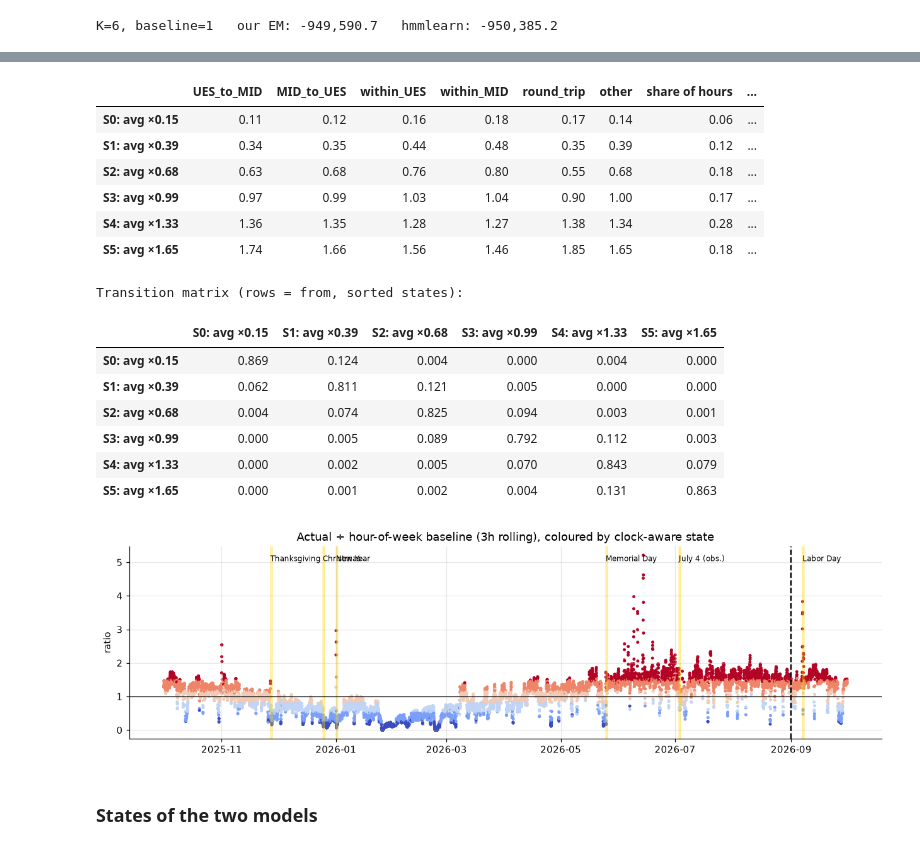
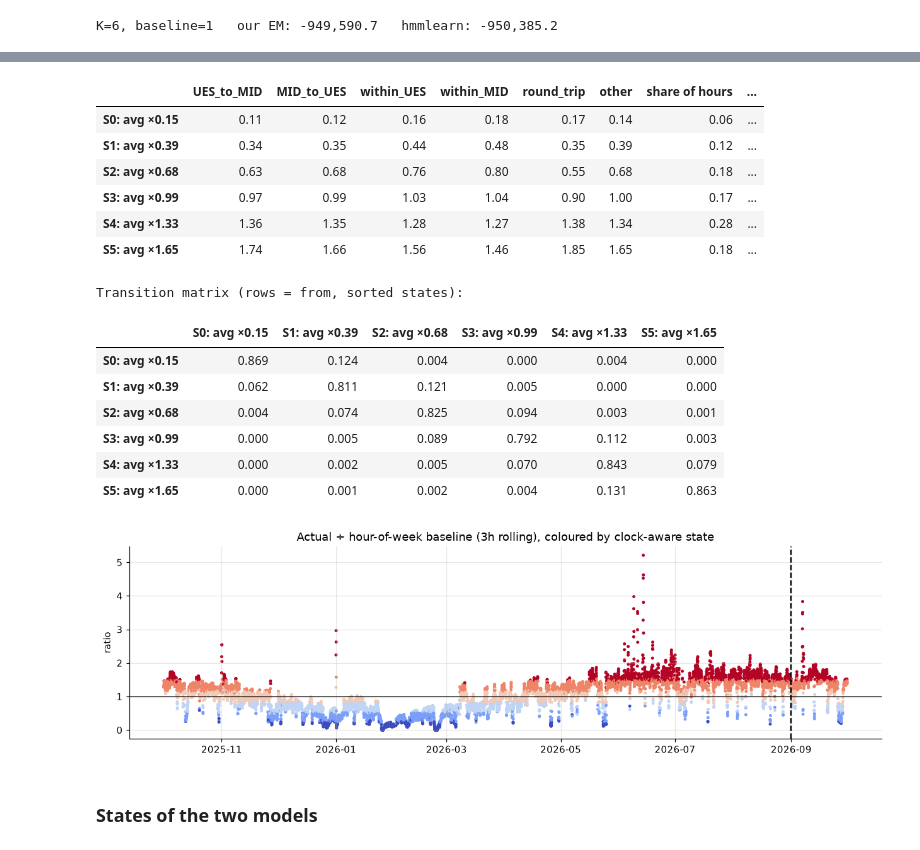
Before and after one commit to JonahS-Dev/Citi-Bike-HMM, a Jupyter notebook: citibike_hmm.ipynb, the cells around one changed output, grey strips where cells are left out. Drawn from its saved outputs; the diff is of its cells as text; code cells hidden in the pictures.

```diff
--- a/citibike_hmm.ipynb
+++ b/citibike_hmm.ipynb
@@ -622,38 +622,34 @@ tbl = pd.DataFrame(mult_clock, index=names_clock, columns=FEATURES)
 tbl["share of hours"] = np.bincount(z_clock, minlength=K_clock) / len(z_clock)
 tbl["member share (held out)"] = (pd.Series(members.to_numpy()).groupby(z_clock).sum() / pd.Series(total.to_numpy()).groupby(z_clock).sum()).reindex(range(K_clock)).to_numpy()
 display(tbl.style.background_gradient(cmap="RdBu_r", subset=FEATURES, vmin=0, vmax=2).format("{:.2f}"))
 print("Transition matrix (rows = from, sorted states):")
 display(pd.DataFrame(m_clock.transmat_[np.ix_(np.argsort(m_clock.multipliers_.mean(1)), np.argsort(m_clock.multipliers_.mean(1)))],
                      index=names_clock, columns=names_clock).round(3))
 
 ratio = pd.Series(X_all.sum(1) / B_how.sum(1), index=ALL_HOURS).rolling(3, center=True).mean()
 fig, ax = plt.subplots(figsize=(14, 3.6))
 ax.scatter(ALL_HOURS, ratio, c=z_clock, cmap="coolwarm", s=5, vmin=0, vmax=K_clock - 1)
 ax.axhline(1, color="k", lw=0.8)
-for d, lbl in [("2025-11-27", "Thanksgiving"), ("2025-12-25", "Christmas"), ("2026-01-01", "New Year"),
-               ("2026-05-25", "Memorial Day"), ("2026-07-03", "July 4 (obs.)"), ("2026-09-07", "Labor Day")]:
-    if PERIOD_START <= pd.Timestamp(d) < PERIOD_END:
-        ax.axvspan(pd.Timestamp(d), pd.Timestamp(d) + pd.Timedelta("1D"), color="gold", alpha=0.3); ax.text(pd.Timestamp(d), ax.get_ylim()[1] * 0.92, lbl, fontsize=8)
 ax.axvline(TEST_START, color="k", ls="--")
 ax.set(title="Actual ÷ hour-of-week baseline (3h rolling), coloured by clock-aware state", ylabel="ratio")
 plt.show()
 # %% [output]
 |  | UES_to_MID | MID_to_UES | within_UES | within_MID | round_trip | other | share of hours | ... |
 | S0: avg ×0.15 | 0.11 | 0.12 | 0.16 | 0.18 | 0.17 | 0.14 | 0.06 | ... |
 | S1: avg ×0.39 | 0.34 | 0.35 | 0.44 | 0.48 | 0.35 | 0.39 | 0.12 | ... |
 | S2: avg ×0.68 | 0.63 | 0.68 | 0.76 | 0.80 | 0.55 | 0.68 | 0.18 | ... |
 | S3: avg ×0.99 | 0.97 | 0.99 | 1.03 | 1.04 | 0.90 | 1.00 | 0.17 | ... |
 | S4: avg ×1.33 | 1.36 | 1.35 | 1.28 | 1.27 | 1.38 | 1.34 | 0.28 | ... |
 | S5: avg ×1.65 | 1.74 | 1.66 | 1.56 | 1.46 | 1.85 | 1.65 | 0.18 | ... |
 Transition matrix (rows = from, sorted states):
 |  | S0: avg ×0.15 | S1: avg ×0.39 | S2: avg ×0.68 | S3: avg ×0.99 | S4: avg ×1.33 | S5: avg ×1.65 |
 | S0: avg ×0.15 | 0.869 | 0.124 | 0.004 | 0.000 | 0.004 | 0.000 |
 | S1: avg ×0.39 | 0.062 | 0.811 | 0.121 | 0.005 | 0.000 | 0.000 |
 | S2: avg ×0.68 | 0.004 | 0.074 | 0.825 | 0.094 | 0.003 | 0.001 |
 | S3: avg ×0.99 | 0.000 | 0.005 | 0.089 | 0.792 | 0.112 | 0.003 |
 | S4: avg ×1.33 | 0.000 | 0.002 | 0.005 | 0.070 | 0.843 | 0.079 |
 | S5: avg ×1.65 | 0.000 | 0.001 | 0.002 | 0.004 | 0.131 | 0.863 |
-[figure, old version]
+[figure, new version]
 # %% [markdown]
 ### States of the two models
 # %%
```
Also changed, not shown: parts of 7 cells of this notebook.
